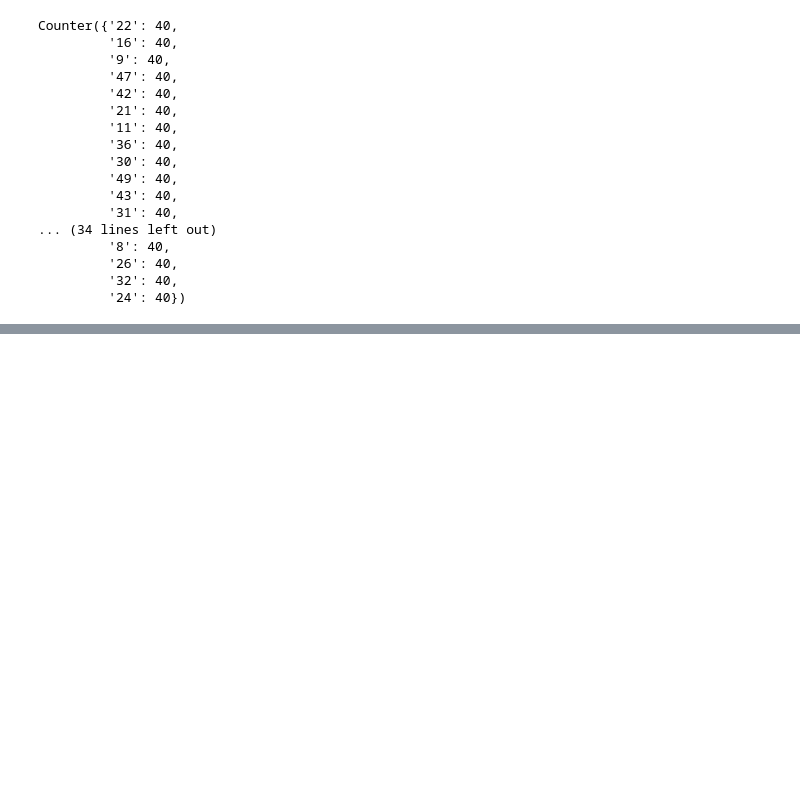
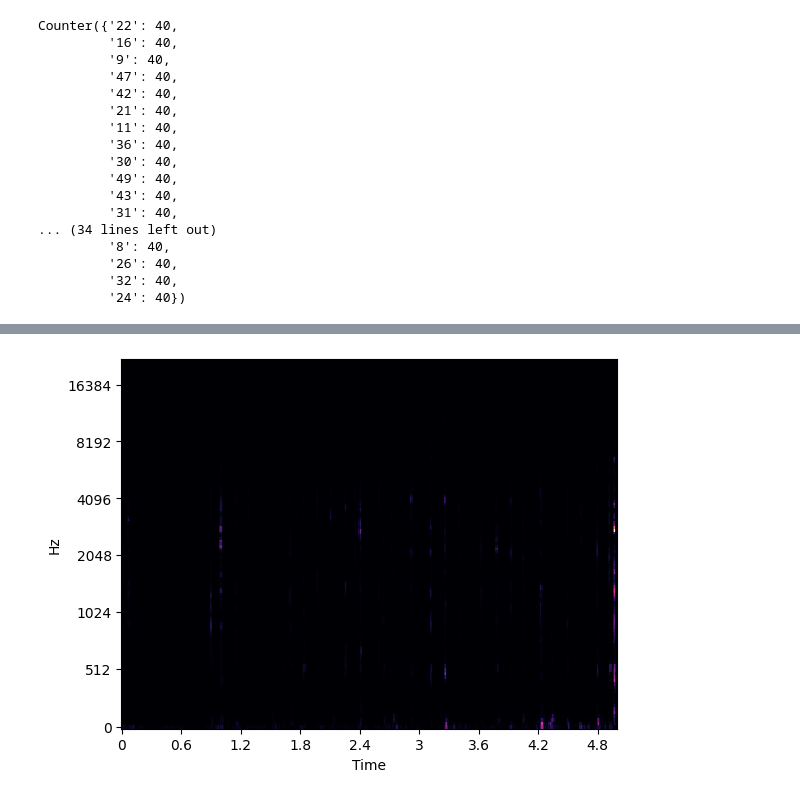
Before and after one commit to tunjionafuwa/pytorch-tutorial, a Jupyter notebook: experiments/ch06/ch06.ipynb, the cells around one changed output, grey strips where cells are left out. Saved outputs shown, nothing was run; the diff lists cells and outputs as text; code cells hidden in the pictures; blank space fills up the shorter version.

```diff
--- a/experiments/ch06/ch06.ipynb
+++ b/experiments/ch06/ch06.ipynb
@@ -78,0 +161,7 @@ test_loader = DataLoader(test_data, num_workers=num_workers, batch_size=batch_si
+# %%
+sample_data, sr = librosa.load('./audio/1-137-A-32.wav', sr=None)
+spectogram = librosa.feature.melspectrogram(y=sample_data, sr=sr)
+librosa.display.specshow(spectogram, sr=sr, x_axis='time', y_axis='mel')
+plt.show()
+# %% [output]
+[figure, added]
```
Also changed, not shown: parts of 17 cells of this notebook.
